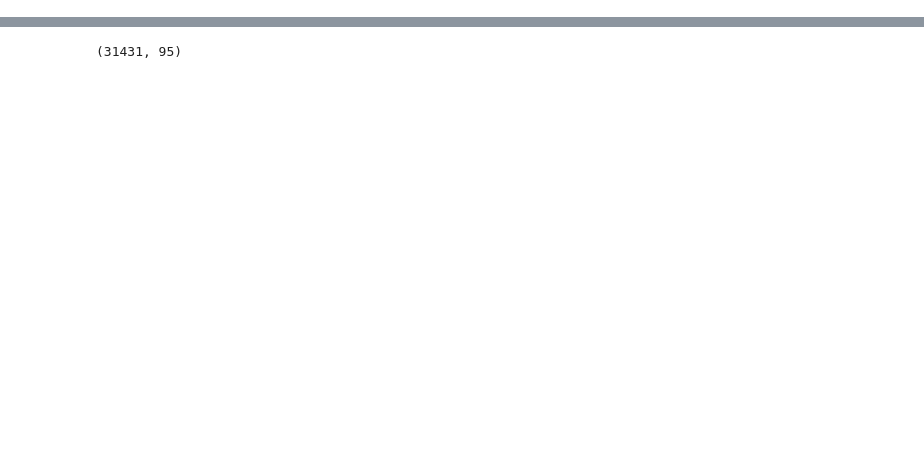
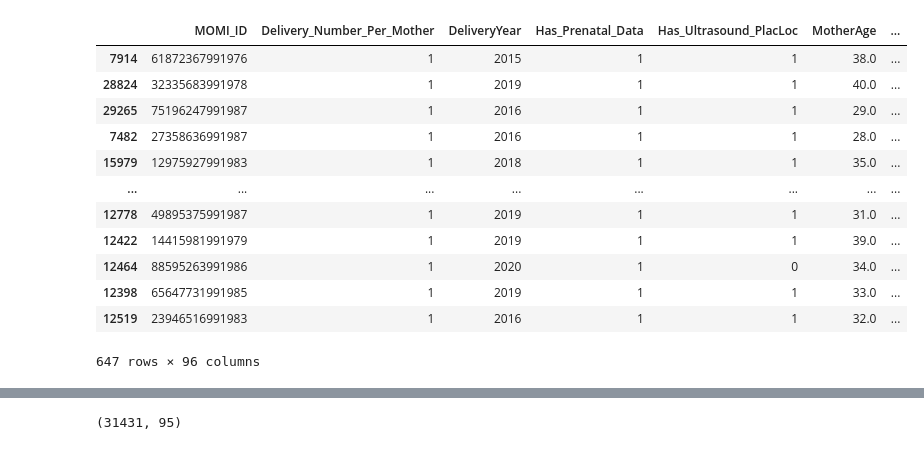
Before and after one commit to rachellb/Bennett_OUDSA5900, a Jupyter notebook: Descriptions/Momi Test.ipynb, the cells around one changed output, grey strips where cells are left out. Cells and saved outputs as stored; diff of their text form; code cells hidden in the pictures; blank space fills up the shorter version.

```diff
--- a/Descriptions/Momi Test.ipynb
+++ b/Descriptions/Momi Test.ipynb
@@ -362,0 +388,16 @@ join = join.drop_duplicates(subset=['MOMI_ID'], keep='first')
+# %%
+join.loc[join['RaceCollapsed']=='nan']
+# %% [output]
+|  | MOMI_ID | Delivery_Number_Per_Mother | DeliveryYear | Has_Prenatal_Data | Has_Ultrasound_PlacLoc | MotherAge | ... |
+| 7914 | 61872367991976 | 1 | 2015 | 1 | 1 | 38.0 | ... |
+| 28824 | 32335683991978 | 1 | 2019 | 1 | 1 | 40.0 | ... |
+| 29265 | 75196247991987 | 1 | 2016 | 1 | 1 | 29.0 | ... |
+| 7482 | 27358636991987 | 1 | 2016 | 1 | 1 | 28.0 | ... |
+| 15979 | 12975927991983 | 1 | 2018 | 1 | 1 | 35.0 | ... |
+| ... | ... | ... | ... | ... | ... | ... | ... |
+| 12778 | 49895375991987 | 1 | 2019 | 1 | 1 | 31.0 | ... |
+| 12422 | 14415981991979 | 1 | 2019 | 1 | 1 | 39.0 | ... |
+| 12464 | 88595263991986 | 1 | 2020 | 1 | 0 | 34.0 | ... |
+| 12398 | 65647731991985 | 1 | 2019 | 1 | 1 | 33.0 | ... |
+| 12519 | 23946516991983 | 1 | 2016 | 1 | 1 | 32.0 | ... |
+647 rows × 96 columns
```
Also changed, not shown: parts of 7 cells of this notebook, 4 other files.
